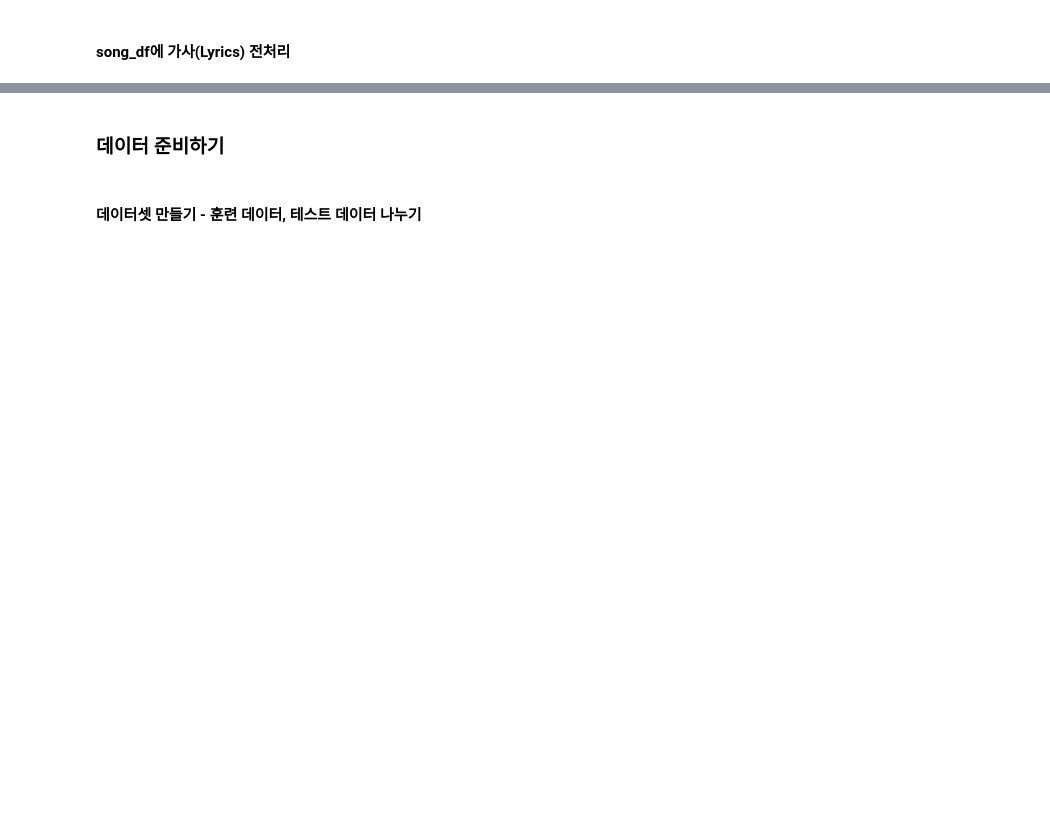
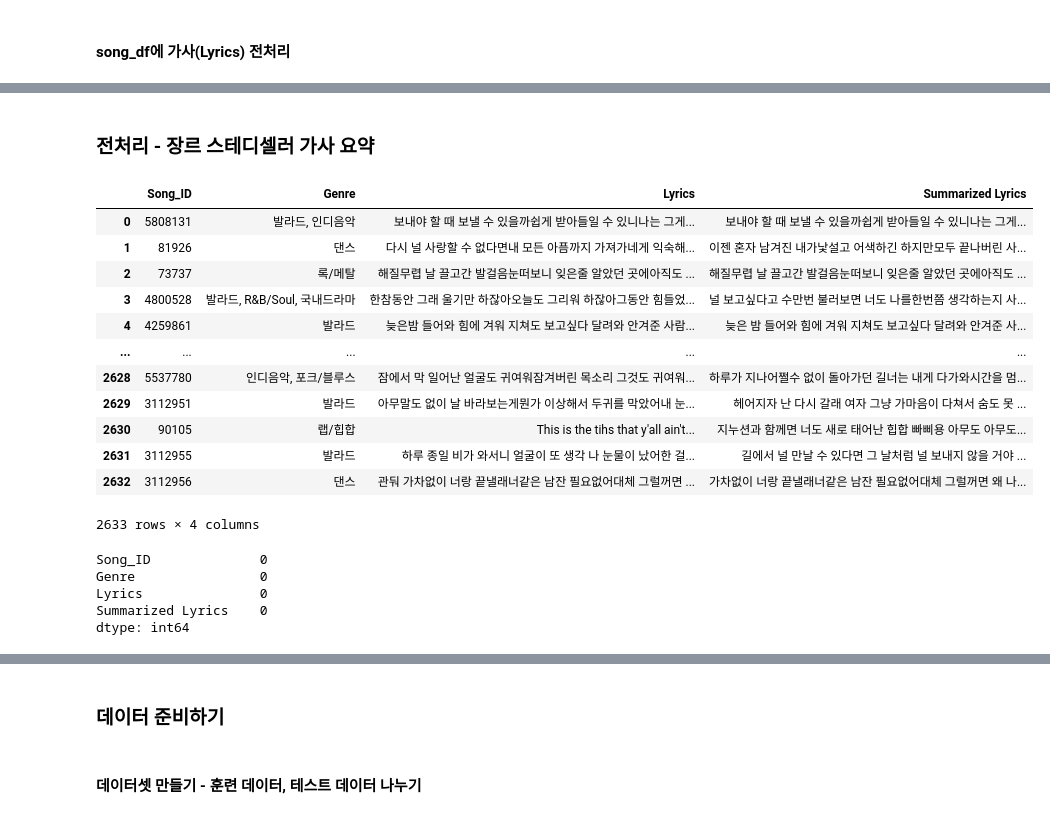
Before and after one commit to SeSAC-TextAnalysis/kpop, a Jupyter notebook: CODE/장르예측모델.ipynb, the cells around one changed output, grey strips where cells are left out. Saved outputs shown, nothing was run; the diff lists cells and outputs as text; code cells hidden in the pictures; blank space fills up the shorter version.

```diff
--- a/CODE/장르예측모델.ipynb
+++ b/CODE/장르예측모델.ipynb
@@ -17,0 +70,2 @@ from konlpy.tag import Mecab
+# %%
+steady_sum_song_df = pd.read_excel('가사_스테디셀러_요약.xlsx')
@@ -279,0 +369,26 @@ from sklearn.metrics import f1_score, roc_auc_score, accuracy_score, hamming_los
+# %% [markdown]
+### 전처리 - 장르 스테디셀러 가사 요약
+# %%
+steady_sum_song_df
+# %% [output]
+|  | Song_ID | Genre | Lyrics | Summarized Lyrics |
+| 0 | 5808131 | 발라드, 인디음악 | 보내야 할 때 보낼 수 있을까쉽게 받아들일 수 있니나는 그게... | 보내야 할 때 보낼 수 있을까쉽게 받아들일 수 있니나는 그게... |
+| 1 | 81926 | 댄스 | 다시 널 사랑할 수 없다면내 모든 아픔까지 가져가네게 익숙해... | 이젠 혼자 남겨진 내가낯설고 어색하긴 하지만모두 끝나버린 사... |
+| 2 | 73737 | 록/메탈 | 해질무렵 날 끌고간 발걸음눈떠보니 잊은줄 알았던 곳에아직도 ... | 해질무렵 날 끌고간 발걸음눈떠보니 잊은줄 알았던 곳에아직도 ... |
+| 3 | 4800528 | 발라드, R&B/Soul, 국내드라마 | 한참동안 그래 울기만 하잖아오늘도 그리워 하잖아그동안 힘들었... | 널 보고싶다고 수만번 불러보면 너도 나를한번쯤 생각하는지 사... |
+| 4 | 4259861 | 발라드 | 늦은밤 들어와 힘에 겨워 지쳐도 보고싶다 달려와 안겨준 사람... | 늦은 밤 들어와 힘에 겨워 지쳐도 보고싶다 달려와 안겨준 사... |
+| ... | ... | ... | ... | ... |
+| 2628 | 5537780 | 인디음악, 포크/블루스 | 잠에서 막 일어난 얼굴도 귀여워잠겨버린 목소리 그것도 귀여워... | 하루가 지나어쩔수 없이 돌아가던 길너는 내게 다가와시간을 멈... |
+| 2629 | 3112951 | 발라드 | 아무말도 없이 날 바라보는게뭔가 이상해서 두귀를 막았어내 눈... | 헤어지자 난 다시 갈래 여자 그냥 가마음이 다쳐서 숨도 못 ... |
+| 2630 | 90105 | 랩/힙합 | This is the tihs that y'all ain't... | 지누션과 함께면 너도 새로 태어난 힙합 빠삐용 아무도 아무도... |
+| 2631 | 3112955 | 발라드 | 하루 종일 비가 와서니 얼굴이 또 생각 나 눈물이 났어한 걸... | 길에서 널 만날 수 있다면 그 날처럼 널 보내지 않을 거야 ... |
+| 2632 | 3112956 | 댄스 | 관둬 가차없이 너랑 끝낼래너같은 남잔 필요없어대체 그럴꺼면 ... | 가차없이 너랑 끝낼래너같은 남잔 필요없어대체 그럴꺼면 왜 나... |
+2633 rows × 4 columns
+# %%
+steady_sum_song_df.isna().sum()
+# %% [output]
+Song_ID              0
+Genre                0
+Lyrics               0
+Summarized Lyrics    0
+dtype: int64
```
Also changed, not shown: parts of 71 cells of this notebook, 12 other files.
